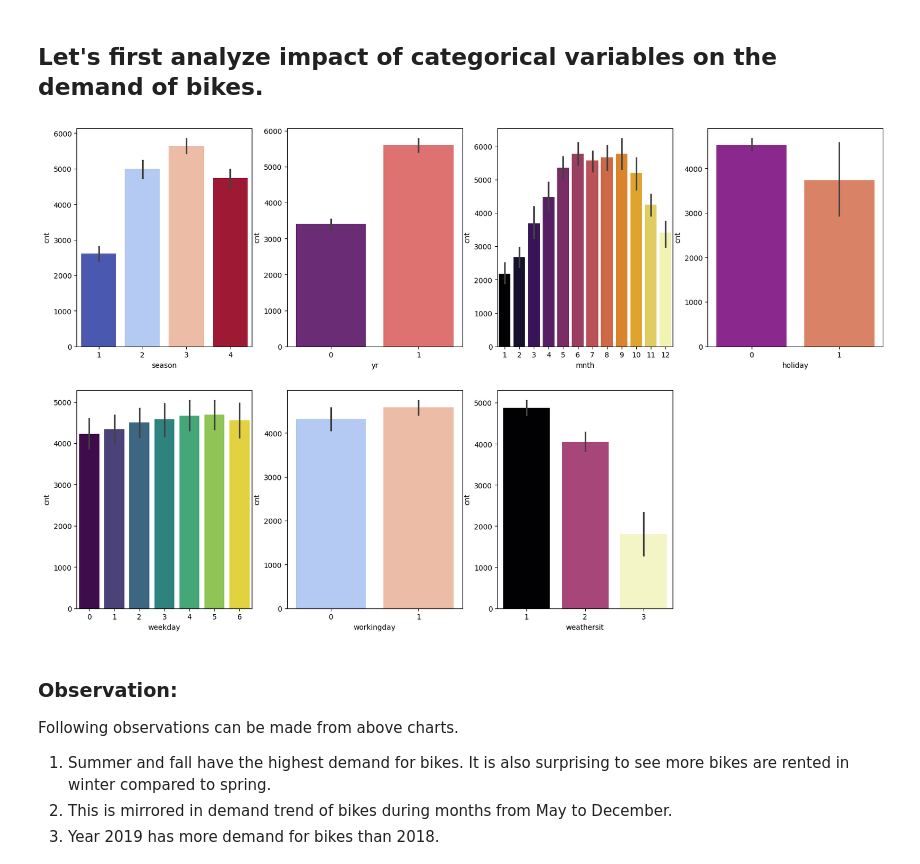
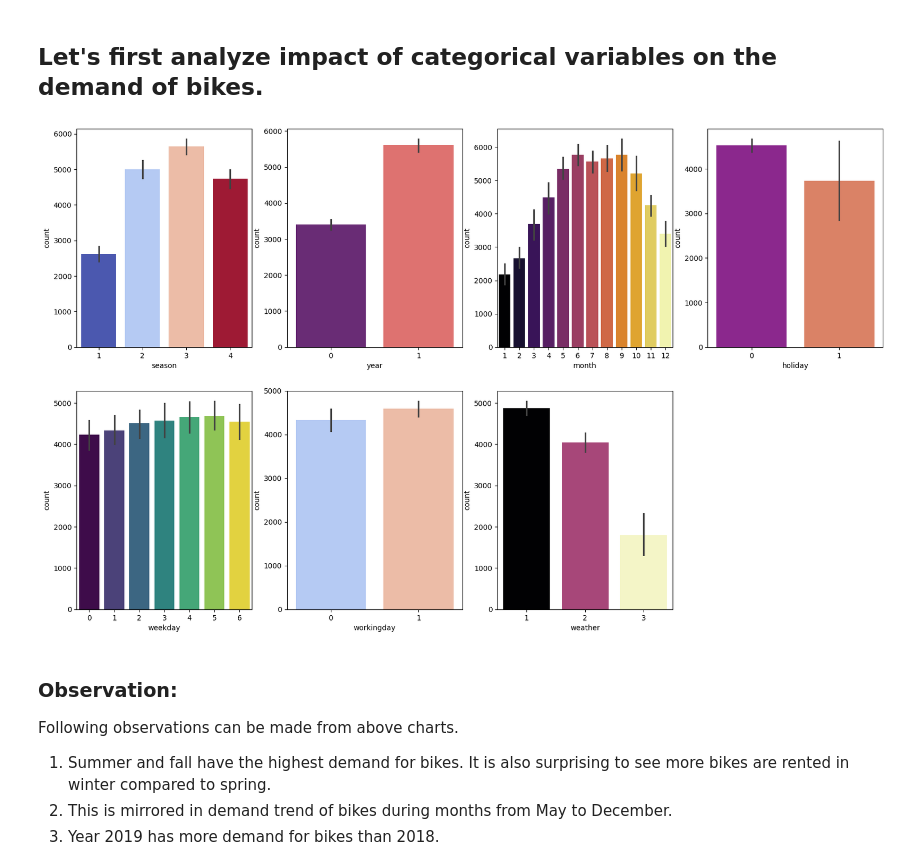
Before and after one commit to ranpariyachetan/boombikes-linearregression, a Jupyter notebook: regression-assignment.ipynb, the cells around one changed output. Drawn from its saved outputs; the diff is of its cells as text; code cells hidden in the pictures.

```diff
--- a/regression-assignment.ipynb
+++ b/regression-assignment.ipynb
@@ -89,3 +93,7 @@ boombikes.head()
 | 2 | 1 | 0 | 1 | 0 | 1 | 1 | 1 | 8.050924 | 9.47025 | 43.7273 | ... |
 | 3 | 1 | 0 | 1 | 0 | 2 | 1 | 1 | 8.200000 | 10.60610 | 59.0435 | ... |
 | 4 | 1 | 0 | 1 | 0 | 3 | 1 | 1 | 9.305237 | 11.46350 | 43.6957 | ... |
+# %%
+# Renaming columns for better understanding
+boombikes = boombikes.rename(columns = {'yr':'year','mnth':'month','weathersit':'weather','hum':'humidity','cnt':'count'})
+boombikes.head()
@@ -92,28 +107,28 @@ boombikes.head()
 # %% [markdown]
 ## Let's first analyze impact of categorical variables on the demand of bikes.
 # %%
-# Ploting the distribution of the target variable 'cnt' against multiple categorical variables
+# Ploting the distribution of the target variable 'count' against multiple categorical variables
 # to understand the impact of these variables on the demand of bikes.
 
 plt.figure(figsize=(20, 12))
 plt.subplot(2,4,1)
-sns.barplot(x = 'season', y = 'cnt', data = boombikes, palette = 'coolwarm', hue='season', legend=False)
+sns.barplot(x = 'season', y = 'count', data = boombikes, palette = 'coolwarm', hue='season', legend=False)
 plt.subplot(2,4,2)
-sns.barplot(x = 'yr', y = 'cnt', data = boombikes, palette = 'magma', hue='yr', legend=False)
+sns.barplot(x = 'year', y = 'count', data = boombikes, palette = 'magma', hue='year', legend=False)
 plt.subplot(2,4,3)
-sns.barplot(x = 'mnth', y = 'cnt', data = boombikes, palette = 'inferno', hue='mnth', legend=False)
+sns.barplot(x = 'month', y = 'count', data = boombikes, palette = 'inferno', hue='month', legend=False)
 plt.subplot(2,4,4)
-sns.barplot(x = 'holiday', y = 'cnt', data = boombikes, palette = 'plasma', hue='holiday', legend=False)
+sns.barplot(x = 'holiday', y = 'count', data = boombikes, palette = 'plasma', hue='holiday', legend=False)
 plt.subplot(2,4,5)
-sns.barplot(x = 'weekday', y = 'cnt', data = boombikes, palette = 'viridis', hue='weekday', legend=False)
+sns.barplot(x = 'weekday', y = 'count', data = boombikes, palette = 'viridis', hue='weekday', legend=False)
 plt.subplot(2,4,6)
-sns.barplot(x = 'workingday', y = 'cnt', data = boombikes, palette = 'coolwarm', hue='workingday', legend=False)
+sns.barplot(x = 'workingday', y = 'count', data = boombikes, palette = 'coolwarm', hue='workingday', legend=False)
 plt.subplot(2,4,7)
-sns.barplot(x = 'weathersit', y = 'cnt', data = boombikes, palette = 'magma', hue='weathersit', legend=False)
+sns.barplot(x = 'weather', y = 'count', data = boombikes, palette = 'magma', hue='weather', legend=False)
 
 plt.show()
 # %% [output]
-[figure, old version]
+[figure, new version]
 # %% [markdown]
 ### Observation:
 Following observations can be made from above charts.
```
Also changed, not shown: parts of 11 cells of this notebook.
